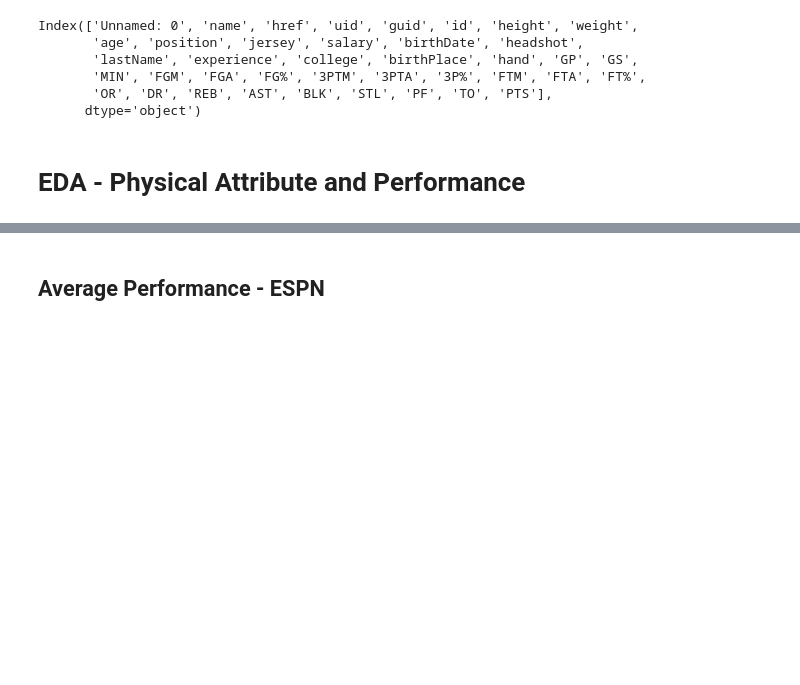
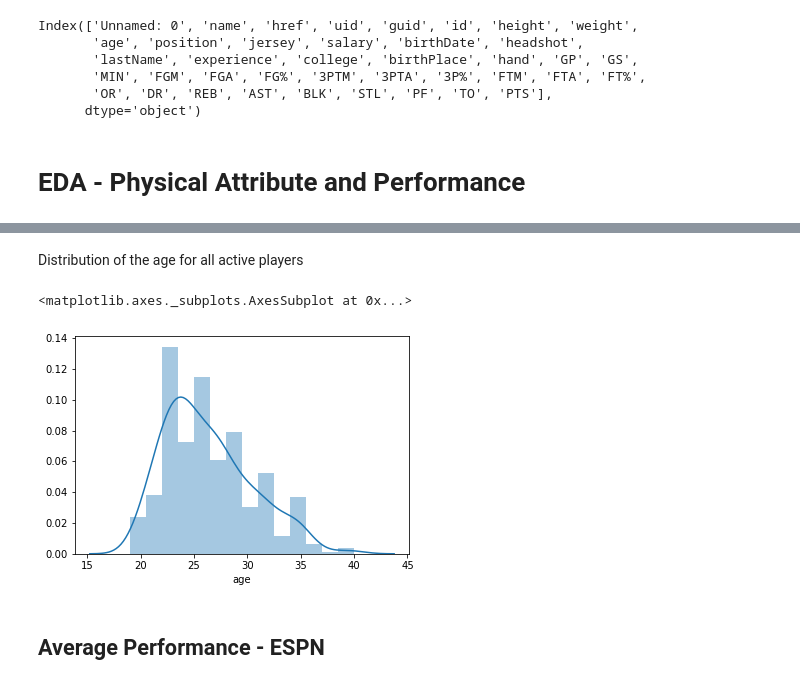
Before and after one commit to Mayer-Yang/NBA_Winner, a Jupyter notebook: raw_analysis_code/NBA-PlayersClustering.ipynb, the cells around one changed output, grey strips where cells are left out. Drawn from its saved outputs; the diff is of its cells as text; code cells hidden in the pictures; blank space fills up the shorter version.

Commit message:
Add age distribution

```diff
--- a/raw_analysis_code/NBA-PlayersClustering.ipynb
+++ b/raw_analysis_code/NBA-PlayersClustering.ipynb
@@ -38,3 +50,10 @@ df = pd.merge(player_att,player_stats,how = 'left', left_on=['name'], right_on =
+# %% [markdown]
+Distribution of the age for all active players
+# %%
+sns.distplot(player_physical['age'])
+# %% [output]
+<matplotlib.axes._subplots.AxesSubplot at 0x...>
+[figure, added]
 # %% [markdown]
 ## Average Performance - ESPN
 # %%
```
Also changed, not shown: parts of 1 cell of this notebook.
